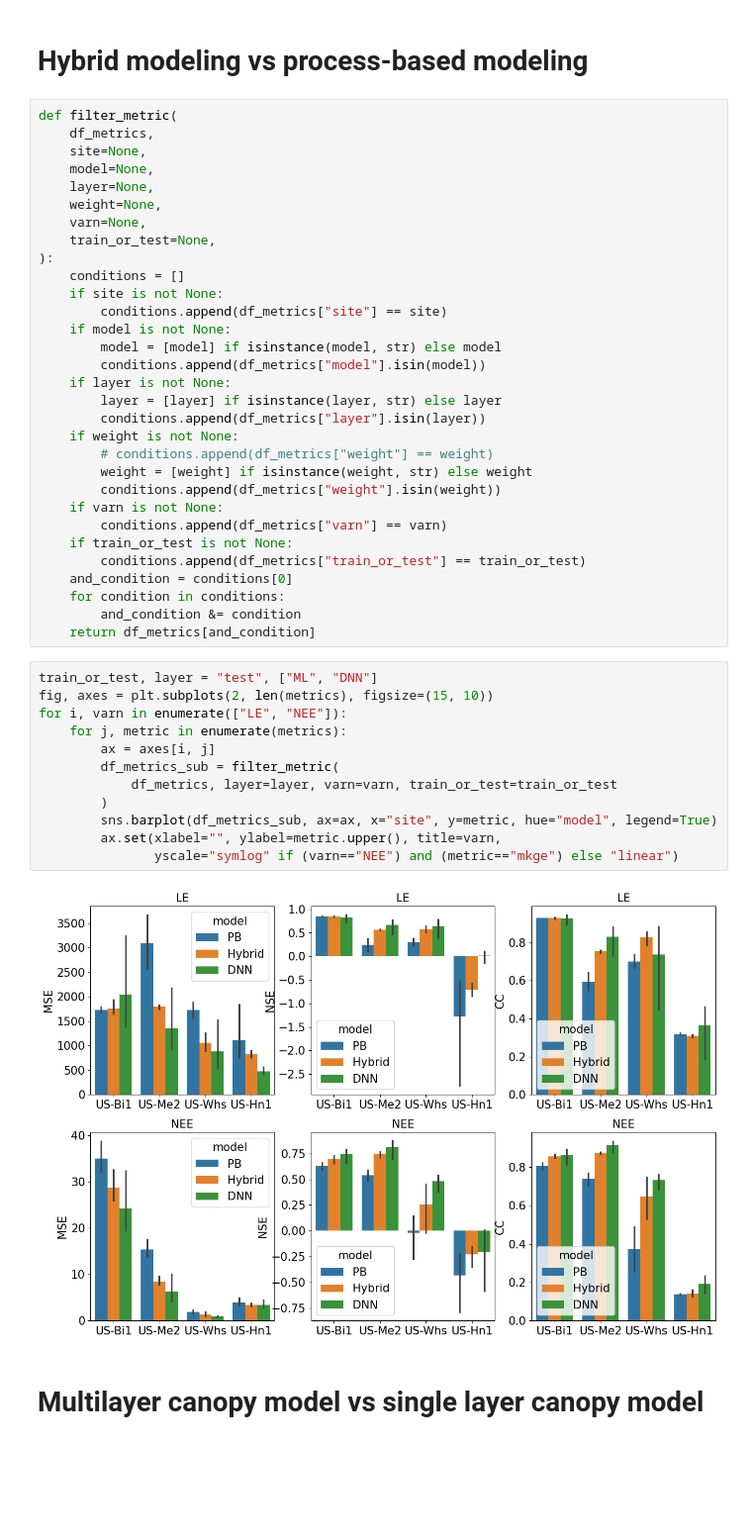
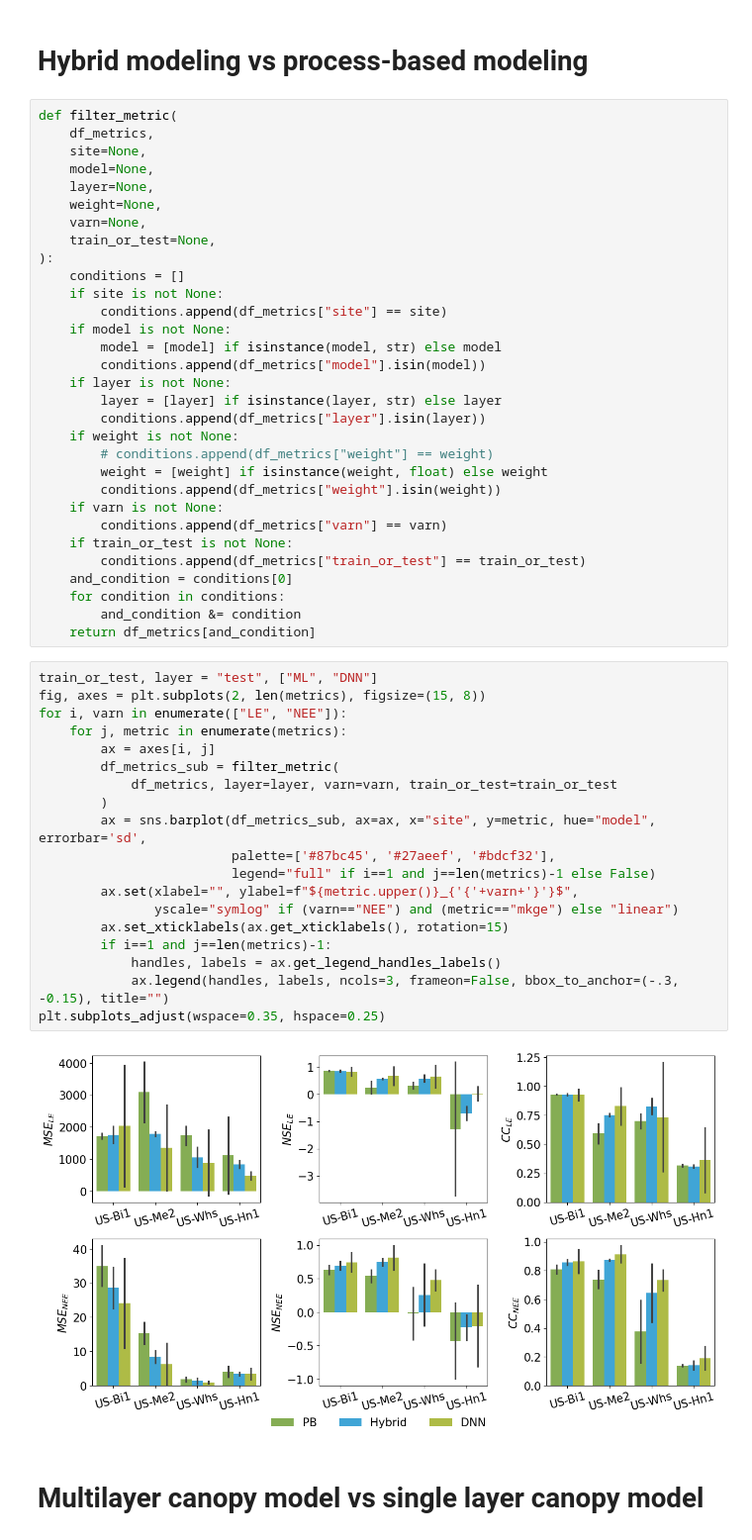
Before and after one commit to pnnl/JAX-CanVeg, a Jupyter notebook: examples/TrainingAnalysis.ipynb, the cells around one changed output. Shown at 99% size. Saved outputs shown, nothing was run; the diff lists cells and outputs as text; blank space fills up the shorter version.

```diff
--- a/examples/TrainingAnalysis.ipynb
+++ b/examples/TrainingAnalysis.ipynb
@@ -256,7 +258,7 @@ def filter_metric(
         conditions.append(df_metrics["layer"].isin(layer))
     if weight is not None:
         # conditions.append(df_metrics["weight"] == weight)
-        weight = [weight] if isinstance(weight, str) else weight
+        weight = [weight] if isinstance(weight, float) else weight
         conditions.append(df_metrics["weight"].isin(weight))
     if varn is not None:
         conditions.append(df_metrics["varn"] == varn)
@@ -268,18 +270,25 @@ def filter_metric(
     return df_metrics[and_condition]
 # %%
 train_or_test, layer = "test", ["ML", "DNN"]
-fig, axes = plt.subplots(2, len(metrics), figsize=(15, 10))
+fig, axes = plt.subplots(2, len(metrics), figsize=(15, 8))
 for i, varn in enumerate(["LE", "NEE"]):
     for j, metric in enumerate(metrics):
         ax = axes[i, j]
         df_metrics_sub = filter_metric(
             df_metrics, layer=layer, varn=varn, train_or_test=train_or_test
         )
-        sns.barplot(df_metrics_sub, ax=ax, x="site", y=metric, hue="model", legend=True)
-        ax.set(xlabel="", ylabel=metric.upper(), title=varn,
+        ax = sns.barplot(df_metrics_sub, ax=ax, x="site", y=metric, hue="model", errorbar='sd',
+                         palette=['#87bc45', '#27aeef', '#bdcf32'],
+                         legend="full" if i==1 and j==len(metrics)-1 else False)
+        ax.set(xlabel="", ylabel=f"${metric.upper()}_{'{'+varn+'}'}$",
                yscale="symlog" if (varn=="NEE") and (metric=="mkge") else "linear")
+        ax.set_xticklabels(ax.get_xticklabels(), rotation=15)
+        if i==1 and j==len(metrics)-1:
+            handles, labels = ax.get_legend_handles_labels()
+            ax.legend(handles, labels, ncols=3, frameon=False, bbox_to_anchor=(-.3, -0.15), title="")
+plt.subplots_adjust(wspace=0.35, hspace=0.25)
 # %% [output]
-[figure, old version]
+[figure, new version]
 # %% [markdown]
 # Multilayer canopy model vs single layer canopy model
 # %%
```
Also changed, not shown: parts of 11 cells of this notebook, 11 other files.
